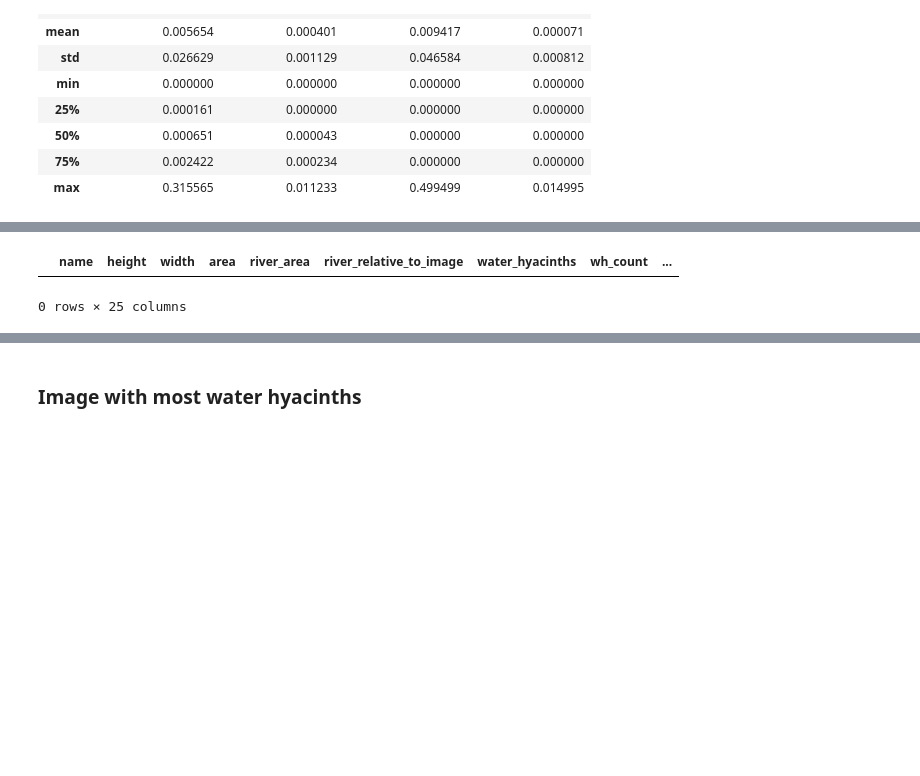
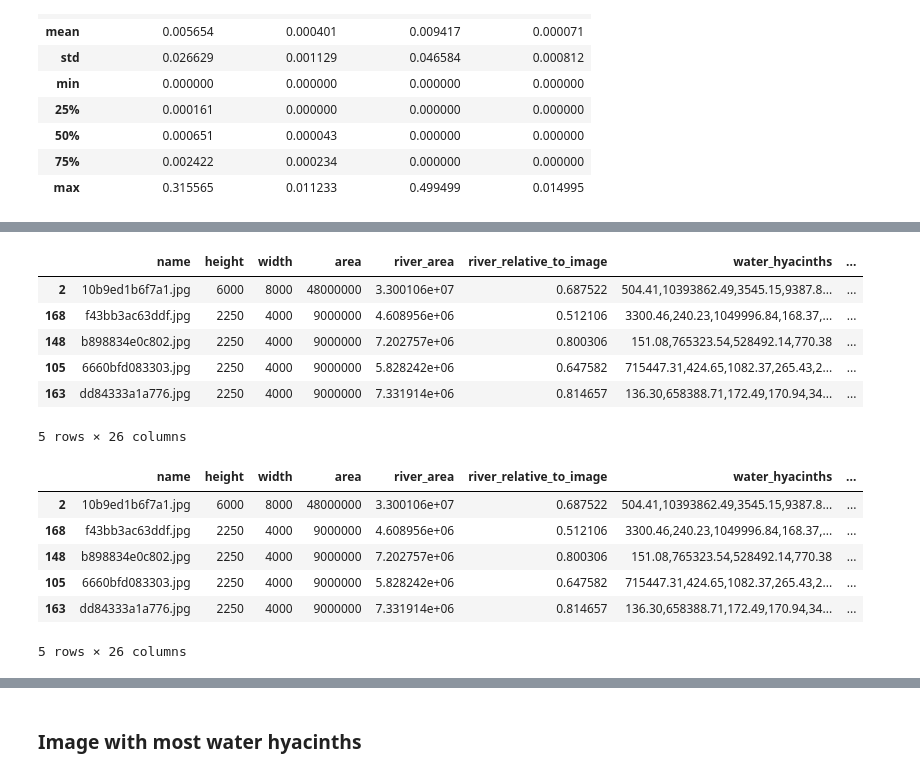
Before and after one commit to cc-visionary/river-feature-extraction-model, a Jupyter notebook: segmentations/Segmentation Analysis.ipynb, the cells around one changed output, grey strips where cells are left out. Cells and saved outputs as stored; diff of their text form; code cells hidden in the pictures; blank space fills up the shorter version.

```diff
--- a/segmentations/Segmentation Analysis.ipynb
+++ b/segmentations/Segmentation Analysis.ipynb
@@ -232,8 +229,20 @@ df.head()
 # %%
-df[df['wh_relative_to_river'] > 0.5]
+df.sort_values('wh_relative_to_river', ascending=False).head()
 # %% [output]
-|  | name | height | width | area | river_area | river_relative_to_image | water_hyacinths | wh_count | ... |
+|  | name | height | width | area | river_area | river_relative_to_image | water_hyacinths | ... |
+| 2 | 10b9ed1b6f7a1.jpg | 6000 | 8000 | 48000000 | 3.300106e+07 | 0.687522 | 504.41,10393862.49,3545.15,9387.8... | ... |
+| 168 | f43bb3ac63ddf.jpg | 2250 | 4000 | 9000000 | 4.608956e+06 | 0.512106 | 3300.46,240.23,1049996.84,168.37,... | ... |
+| 148 | b898834e0c802.jpg | 2250 | 4000 | 9000000 | 7.202757e+06 | 0.800306 | 151.08,765323.54,528492.14,770.38 | ... |
+| 105 | 6660bfd083303.jpg | 2250 | 4000 | 9000000 | 5.828242e+06 | 0.647582 | 715447.31,424.65,1082.37,265.43,2... | ... |
+| 163 | dd84333a1a776.jpg | 2250 | 4000 | 9000000 | 7.331914e+06 | 0.814657 | 136.30,658388.71,172.49,170.94,34... | ... |
-0 rows × 25 columns
+5 rows × 26 columns
+|  | name | height | width | area | river_area | river_relative_to_image | water_hyacinths | ... |
+| 2 | 10b9ed1b6f7a1.jpg | 6000 | 8000 | 48000000 | 3.300106e+07 | 0.687522 | 504.41,10393862.49,3545.15,9387.8... | ... |
+| 168 | f43bb3ac63ddf.jpg | 2250 | 4000 | 9000000 | 4.608956e+06 | 0.512106 | 3300.46,240.23,1049996.84,168.37,... | ... |
+| 148 | b898834e0c802.jpg | 2250 | 4000 | 9000000 | 7.202757e+06 | 0.800306 | 151.08,765323.54,528492.14,770.38 | ... |
+| 105 | 6660bfd083303.jpg | 2250 | 4000 | 9000000 | 5.828242e+06 | 0.647582 | 715447.31,424.65,1082.37,265.43,2... | ... |
+| 163 | dd84333a1a776.jpg | 2250 | 4000 | 9000000 | 7.331914e+06 | 0.814657 | 136.30,658388.71,172.49,170.94,34... | ... |
+5 rows × 26 columns
 # %%
 df[df['b_relative_to_river'] > 0.4]
 # %% [output]
```
Also changed, not shown: parts of 9 cells of this notebook.
